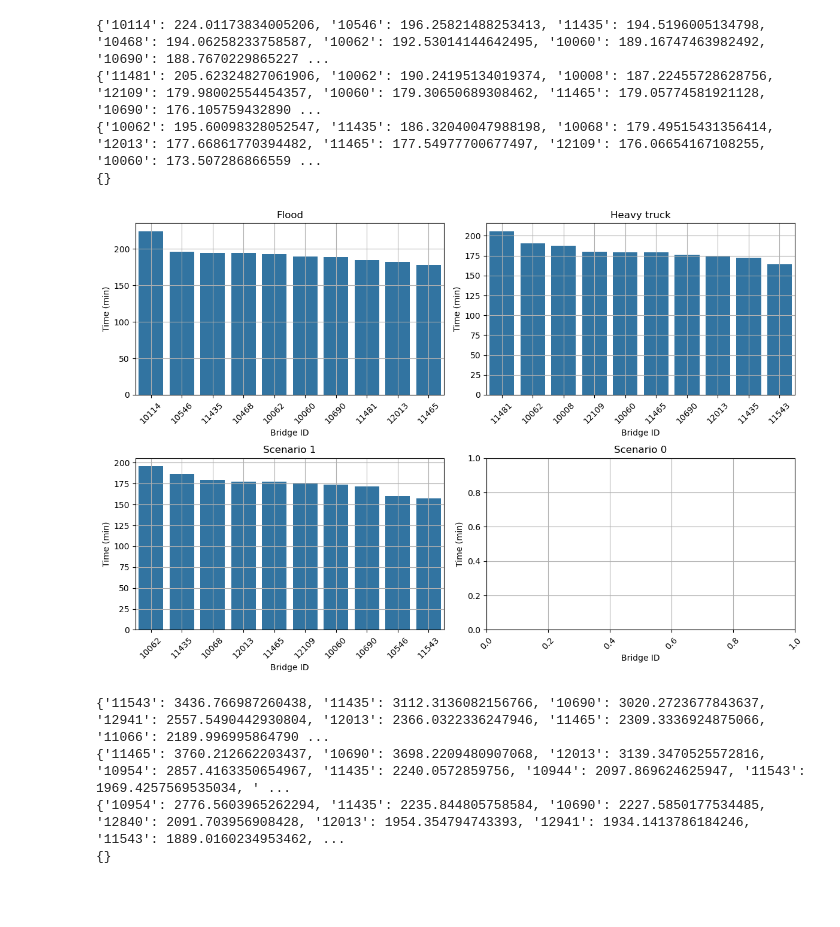
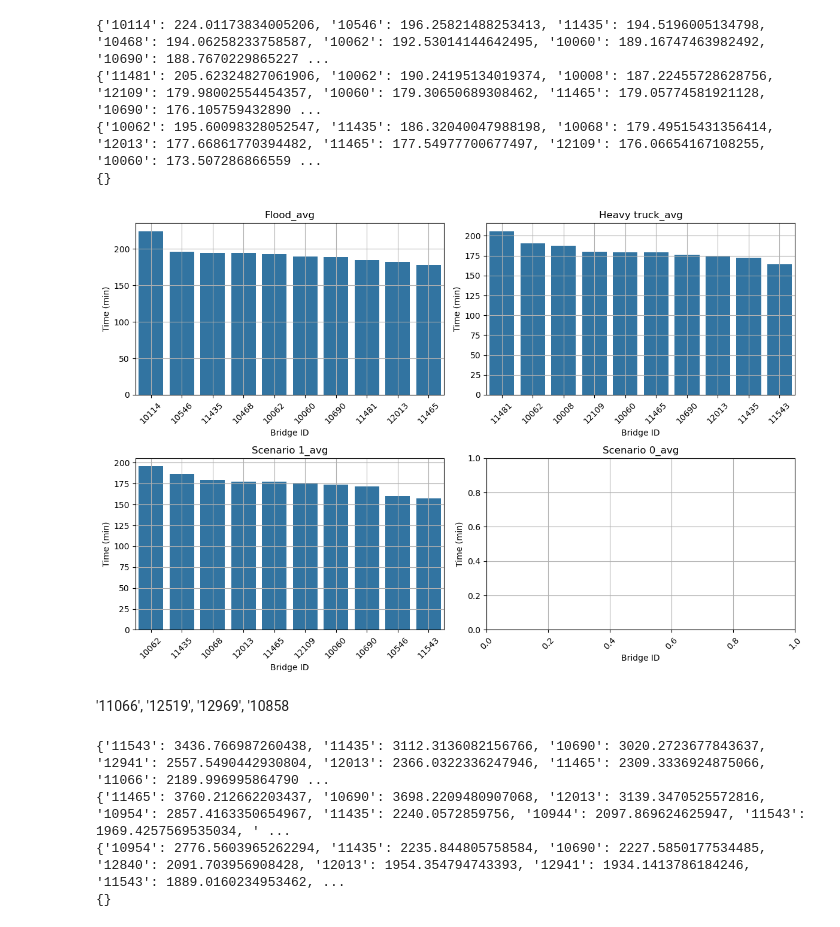
Before and after one commit to daniela1998/Advanced-Simulation-Assignments, a Jupyter notebook: Assignment 4/EPA1352-G16-A4-data scraping/notebook/Vulnerability analyses.ipynb, the cells around one changed output. Saved outputs shown, nothing was run; the diff lists cells and outputs as text; code cells hidden in the pictures; blank space fills up the shorter version.

```diff
--- a/Assignment 4/EPA1352-G16-A4-data scraping/notebook/Vulnerability analyses.ipynb
+++ b/Assignment 4/EPA1352-G16-A4-data scraping/notebook/Vulnerability analyses.ipynb
@@ -184,12 +191,14 @@ def plot_top_10_avg_delay_4(dicts, titles):
     plt.tight_layout()
     plt.show()
 # %%
-titles = ['Flood', 'Heavy truck', 'Scenario 1', 'Scenario 0']
+titles = ['Flood_avg', 'Heavy truck_avg', 'Scenario 1_avg', 'Scenario 0_avg']
 
 # Call the function
 plot_top_10_avg_delay_4([flood_top_10, ht_top_10, one_top_10, zero_top_10], titles)
 # %% [output]
-[figure, old version]
+[figure, new version]
+# %% [markdown]
+'11066', '12519', '12969', '10858
 # %%
 def get_top_10_accumulation_delay(df):
     bridge_delays = defaultdict(float)  # {bridge_id: total_delay}
```
Also changed, not shown: parts of 3 cells of this notebook, 1 other file.
